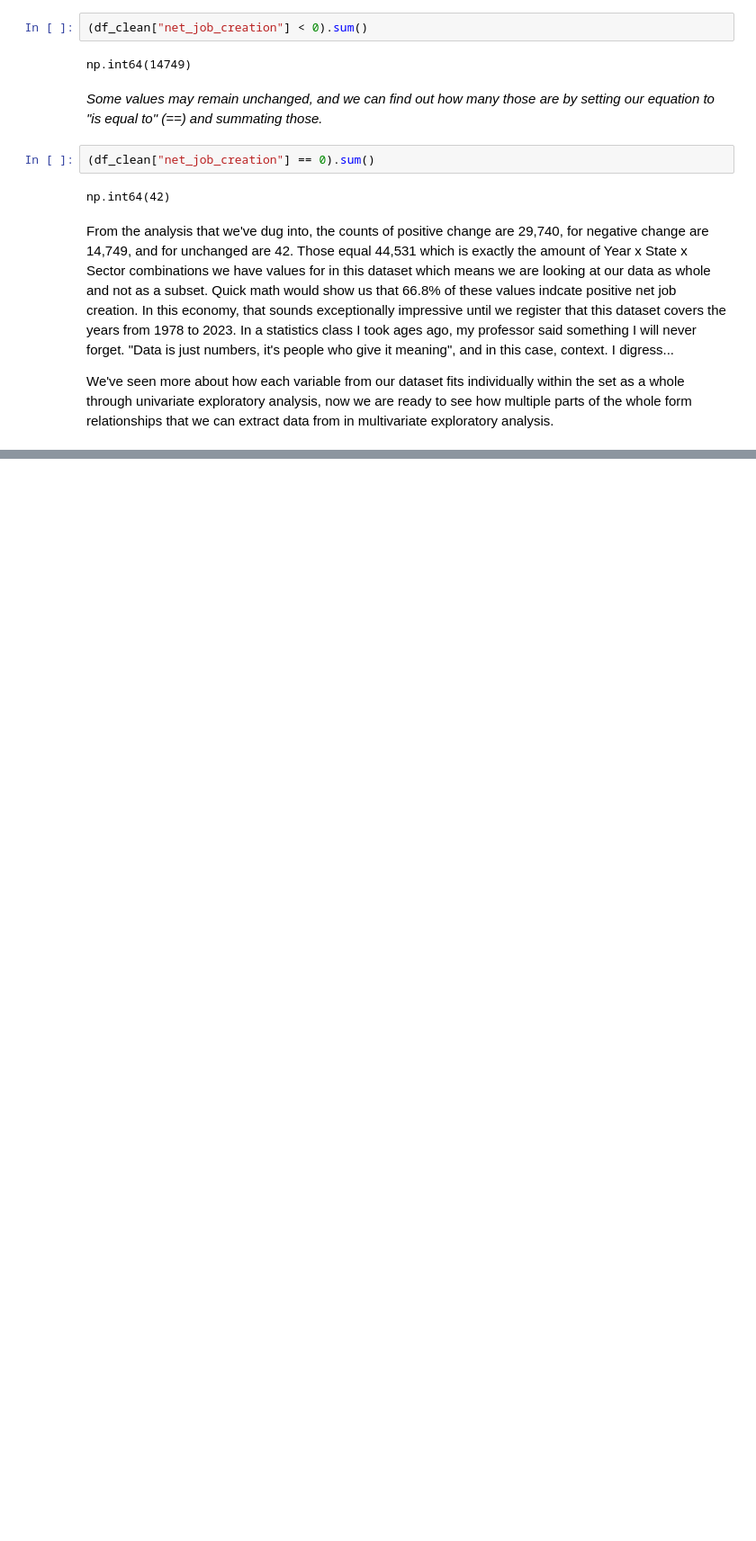
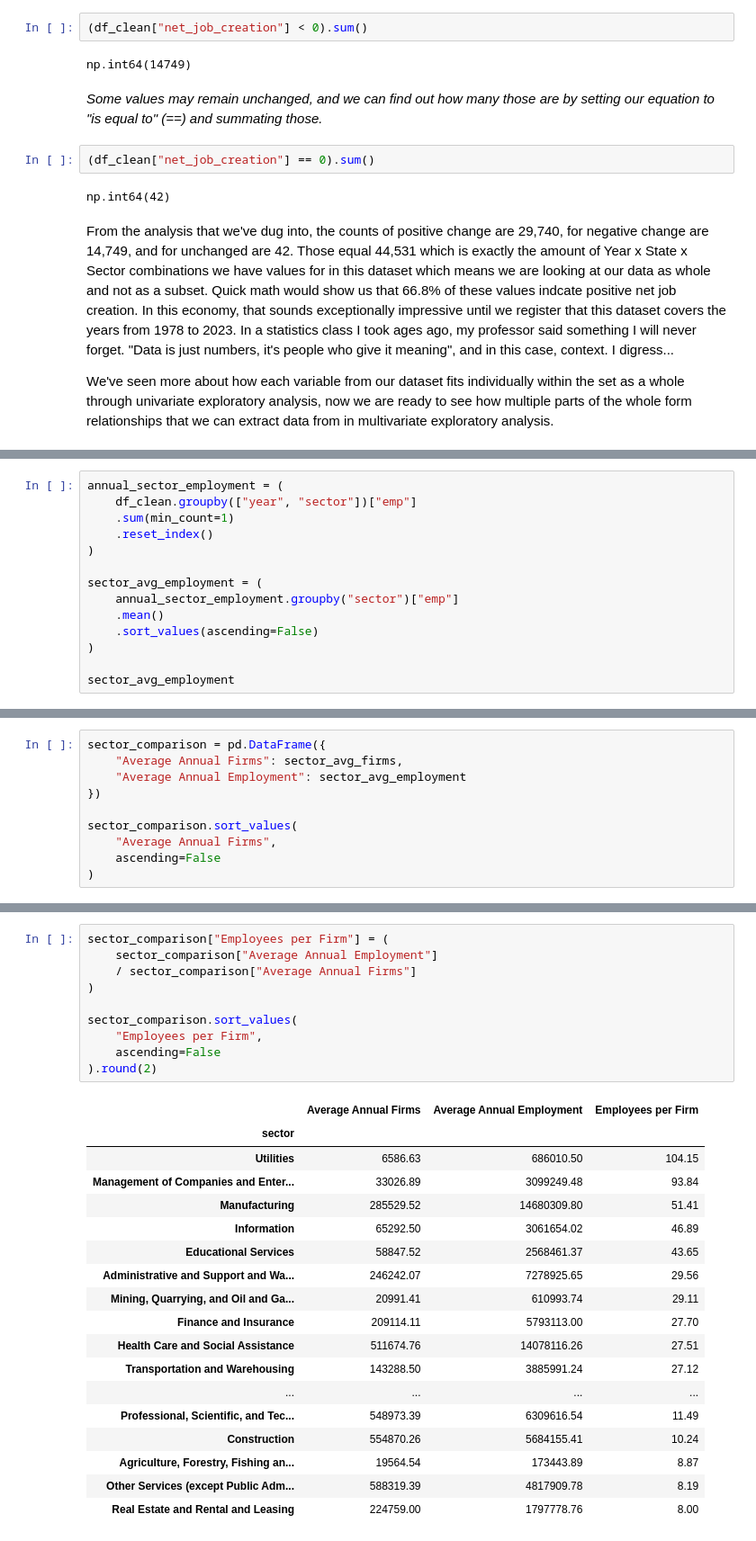
Before and after one commit to bcrawford89/Portfolio-An-Exploratory-Analysis-of-Business-Dynamics, a Jupyter notebook: US_Business_Dynamics_EDA.ipynb, the cells around one changed output, grey strips where cells are left out. Shown at 90% size. Cells and saved outputs as stored; diff of their text form; blank space fills up the shorter version.

```diff
--- a/US_Business_Dynamics_EDA.ipynb
+++ b/US_Business_Dynamics_EDA.ipynb
@@ -807,0 +1052,14 @@ We've seen more about how each variable from our dataset fits individually withi
+# %%
+annual_sector_employment = (
+    df_clean.groupby(["year", "sector"])["emp"]
+    .sum(min_count=1)
+    .reset_index()
+)
+
+sector_avg_employment = (
+    annual_sector_employment.groupby("sector")["emp"]
+    .mean()
+    .sort_values(ascending=False)
+)
+
+sector_avg_employment
@@ -807,0 +1088,10 @@ We've seen more about how each variable from our dataset fits individually withi
+# %%
+sector_comparison = pd.DataFrame({
+    "Average Annual Firms": sector_avg_firms,
+    "Average Annual Employment": sector_avg_employment
+})
+
+sector_comparison.sort_values(
+    "Average Annual Firms",
+    ascending=False
+)
@@ -807,0 +1123,29 @@ We've seen more about how each variable from our dataset fits individually withi
+# %%
+sector_comparison["Employees per Firm"] = (
+    sector_comparison["Average Annual Employment"]
+    / sector_comparison["Average Annual Firms"]
+)
+
+sector_comparison.sort_values(
+    "Employees per Firm",
+    ascending=False
+).round(2)
+# %% [output]
+|  | Average Annual Firms | Average Annual Employment | Employees per Firm |
+| sector |  |  |  |
+| Utilities | 6586.63 | 686010.50 | 104.15 |
+| Management of Companies and Enter... | 33026.89 | 3099249.48 | 93.84 |
+| Manufacturing | 285529.52 | 14680309.80 | 51.41 |
+| Information | 65292.50 | 3061654.02 | 46.89 |
+| Educational Services | 58847.52 | 2568461.37 | 43.65 |
+| Administrative and Support and Wa... | 246242.07 | 7278925.65 | 29.56 |
+| Mining, Quarrying, and Oil and Ga... | 20991.41 | 610993.74 | 29.11 |
+| Finance and Insurance | 209114.11 | 5793113.00 | 27.70 |
+| Health Care and Social Assistance | 511674.76 | 14078116.26 | 27.51 |
+| Transportation and Warehousing | 143288.50 | 3885991.24 | 27.12 |
+| ... | ... | ... | ... |
+| Professional, Scientific, and Tec... | 548973.39 | 6309616.54 | 11.49 |
+| Construction | 554870.26 | 5684155.41 | 10.24 |
+| Agriculture, Forestry, Fishing an... | 19564.54 | 173443.89 | 8.87 |
+| Other Services (except Public Adm... | 588319.39 | 4817909.78 | 8.19 |
+| Real Estate and Rental and Leasing | 224759.00 | 1797778.76 | 8.00 |
```
Also changed, not shown: parts of 49 cells of this notebook.
